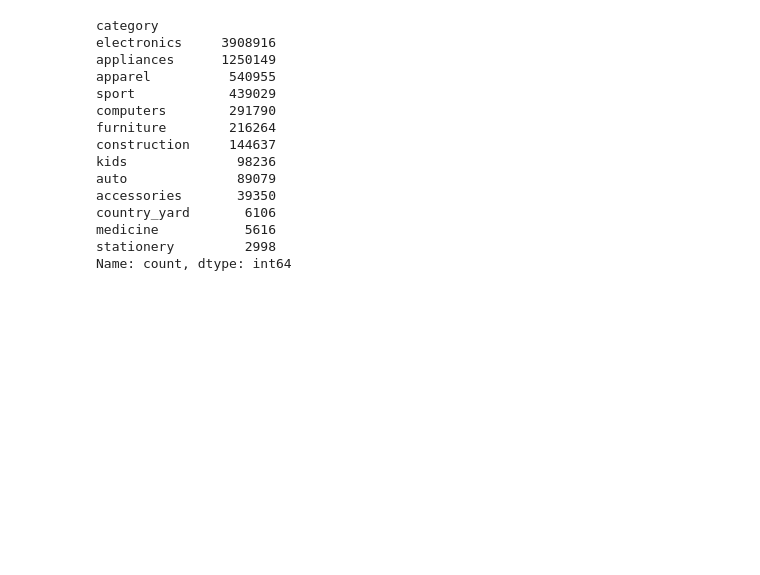
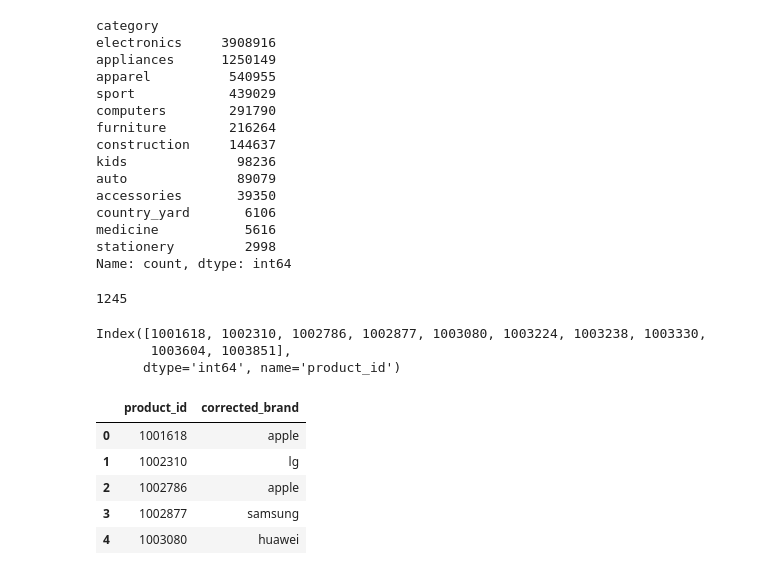
Before and after one commit to jeremysb1/data_analysis_projects, a Jupyter notebook: metrics.ipynb, the cells around one changed output. Drawn from its saved outputs; the diff is of its cells as text; code cells hidden in the pictures; blank space fills up the shorter version.

Commit message:
assigned products to one brand

```diff
--- a/metrics.ipynb
+++ b/metrics.ipynb
@@ -296,3 +296,55 @@ country_yard       6106
 medicine           5616
 stationery         2998
 Name: count, dtype: int64
+# %%
+duplicated_brands = (
+    events
+    .assign(brand = events["brand"].fillna("No brand"))
+    .groupby("product_id")
+    ["brand"]
+    .nunique()
+    .loc[lambda x: x > 1]
+    .index
+)
+
+print(len(duplicated_brands))
+
+duplicated_brands[:10]
+# %% [output]
+1245
+Index([1001618, 1002310, 1002786, 1002877, 1003080, 1003224, 1003238, 1003330,
+       1003604, 1003851],
+      dtype='int64', name='product_id')
+# %%
+def get_correct_brand(product_id_rows):
+    # product_id_rows is all rows for a given product ID
+    # so we can find the brands associated with this ID
+    # value_counts will give us only non-NA values
+    brand_counts = product_id_rows["brand"].value_counts(dropna=False)
+
+    if isinstance(brand_counts.index[0], str):
+        # no NULLs, just return the majority brand
+        return brand_counts.index[0]
+
+    # now if np.NaN is the only value, return it
+    if len(brand_counts) == 1:
+        return np.nan
+
+    # otherwise return the second value (the majority non-null value)
+    return brand_counts.index[1]
+
+corrected_brands = (
+    events[events["product_id"].isin(duplicated_brands)]
+    .groupby("product_id")
+    .apply(get_correct_brand)
+    .reset_index(name="corrected_brand")
+)
+
+corrected_brands.head()
+# %% [output]
+|  | product_id | corrected_brand |
+| 0 | 1001618 | apple |
+| 1 | 1002310 | lg |
+| 2 | 1002786 | apple |
+| 3 | 1002877 | samsung |
+| 4 | 1003080 | huawei |
```
